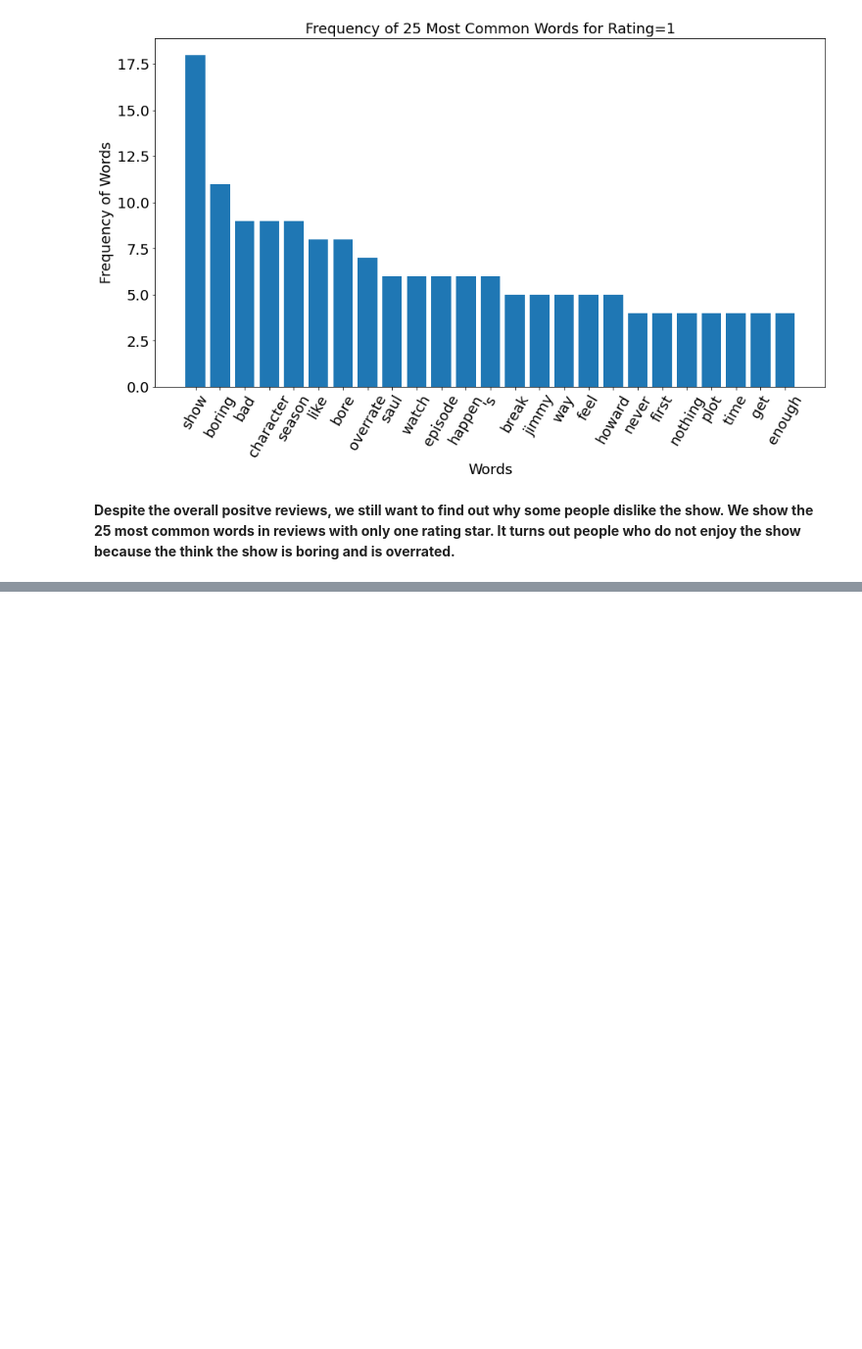
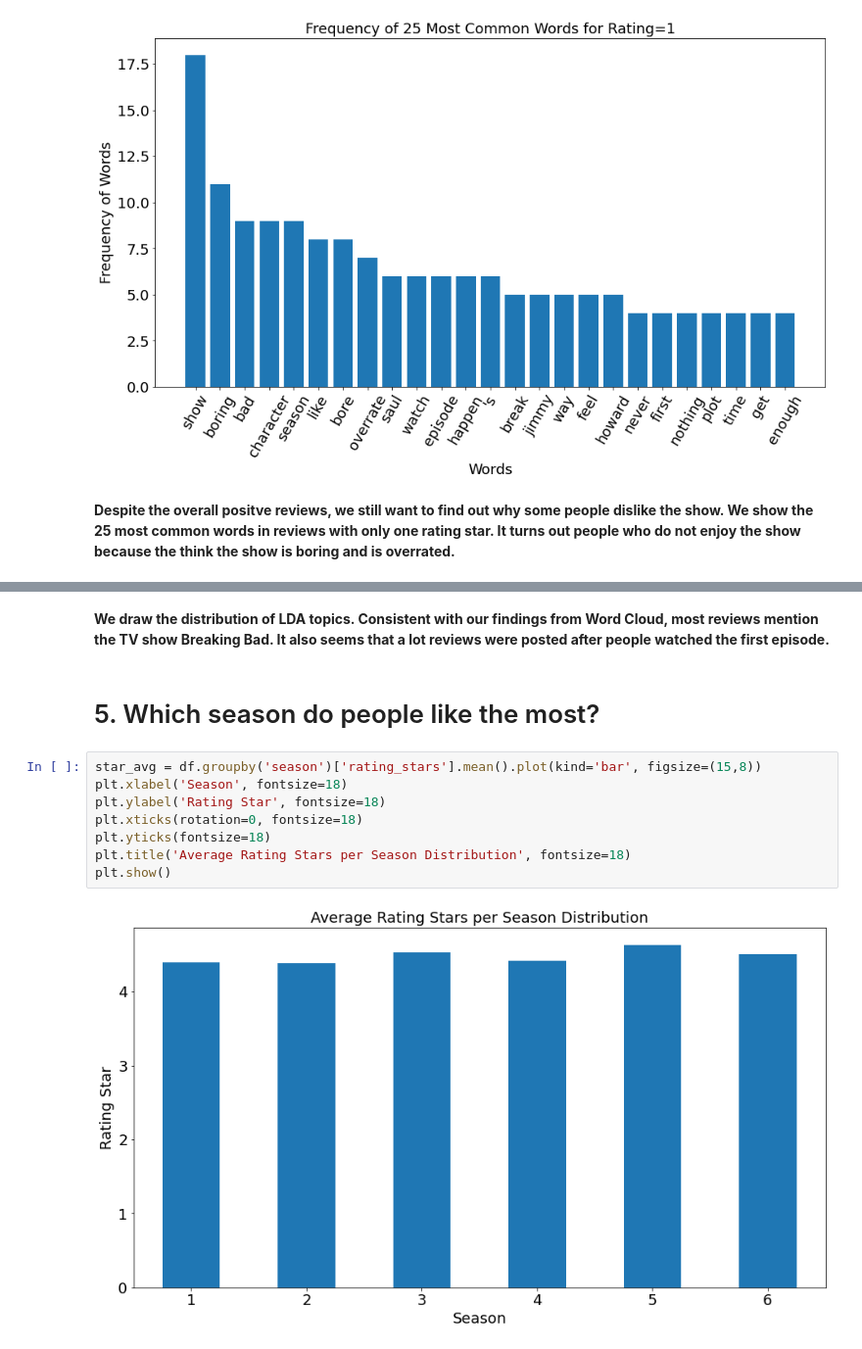
Before and after one commit to m724297540/Do-people-like-better-call-saul, a Jupyter notebook: EDA_audience_reviews.ipynb, the cells around one changed output, grey strips where cells are left out. Shown at 98% size. Drawn from its saved outputs; the diff is of its cells as text; blank space fills up the shorter version.

```diff
--- a/EDA_audience_reviews.ipynb
+++ b/EDA_audience_reviews.ipynb
@@ -199,0 +306,14 @@ plt.show()
+# %% [markdown]
+**We draw the distribution of LDA topics. Consistent with our findings from Word Cloud, most reviews mention the TV show Breaking Bad. It also seems that a lot reviews were posted after people watched the first episode.**
+# %% [markdown]
+# 5. Which season do people like the most?
+# %%
+star_avg = df.groupby('season')['rating_stars'].mean().plot(kind='bar', figsize=(15,8))
+plt.xlabel('Season', fontsize=18)
+plt.ylabel('Rating Star', fontsize=18)
+plt.xticks(rotation=0, fontsize=18)
+plt.yticks(fontsize=18)
+plt.title('Average Rating Stars per Season Distribution', fontsize=18)
+plt.show()
+# %% [output]
+[figure, added]
```
Also changed, not shown: parts of 9 cells of this notebook, 1 other file.
